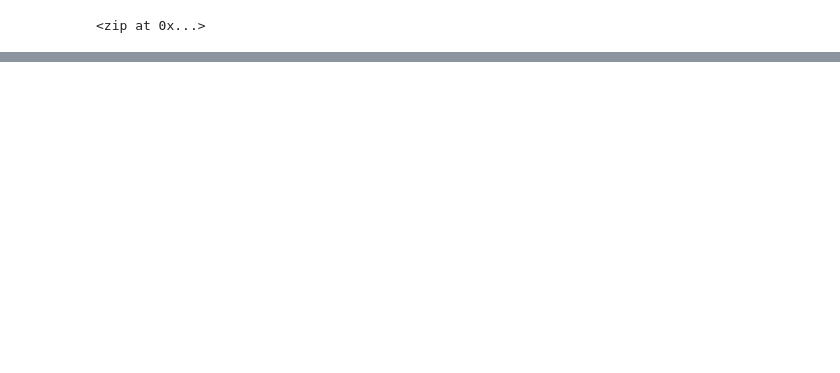
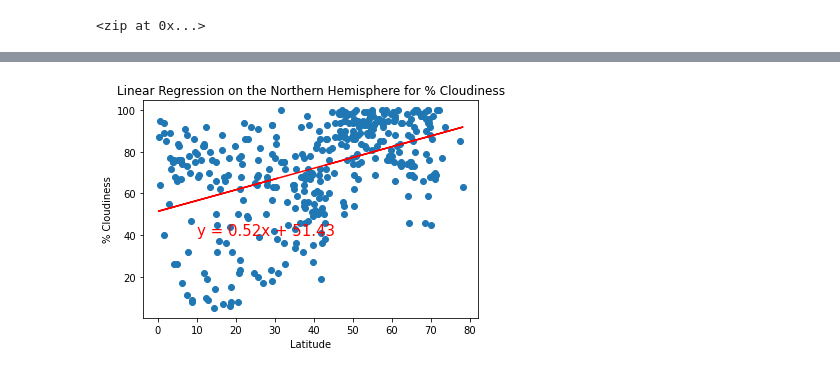
Before and after one commit to Jmay2554/World_Weather_Analysis, a Jupyter notebook: WeatherPy.ipynb, the cells around one changed output, grey strips where cells are left out. Saved outputs shown, nothing was run; the diff lists cells and outputs as text; code cells hidden in the pictures; blank space fills up the shorter version.

```diff
--- a/WeatherPy.ipynb
+++ b/WeatherPy.ipynb
@@ -208,0 +283,9 @@ plt.show()
+# %%
+# Linear regression on the northern hemisphere for percent cloudiness
+x_values = northern_hemi_df["Lat"]
+y_values = northern_hemi_df["Humidity"]
+#Call the function
+plot_linear_regression(x_values, y_values, 'Linear Regression on the Northern Hemisphere \
+for % Cloudiness', '% Cloudiness', (10,40))
+# %% [output]
+[figure, added]
```
Also changed, not shown: parts of 19 cells of this notebook, 6 other files.
